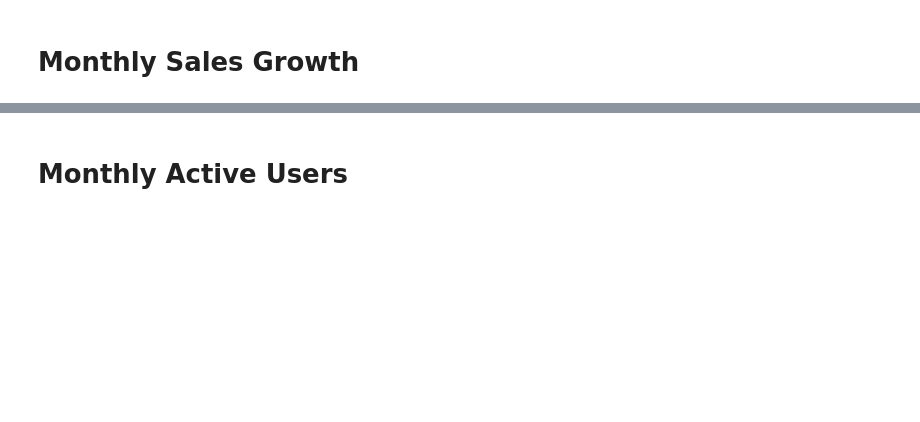
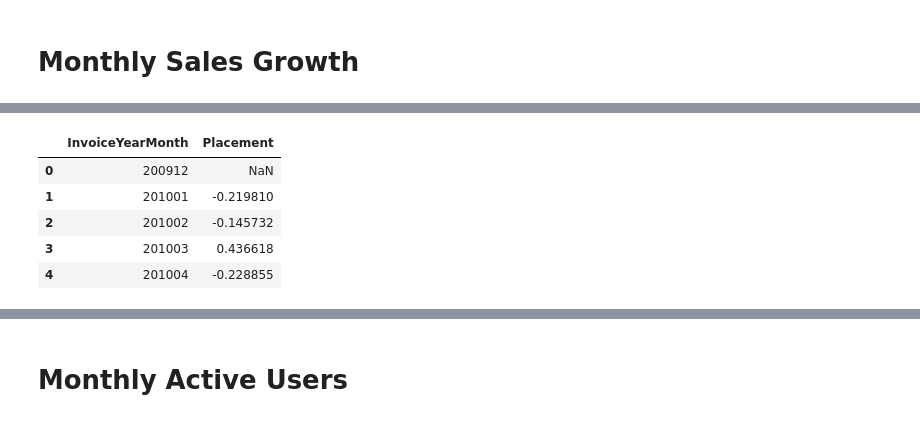
Before and after one commit to jarviscanada/jarvis_data_eng_VishaySingh, a Jupyter notebook: python_data_analytics/python_data_wrangling/retail_data_analytics_wrangling.ipynb, the cells around one changed output, grey strips where cells are left out. Saved outputs shown, nothing was run; the diff lists cells and outputs as text; code cells hidden in the pictures; blank space fills up the shorter version.

```diff
--- a/python_data_analytics/python_data_wrangling/retail_data_analytics_wrangling.ipynb
+++ b/python_data_analytics/python_data_wrangling/retail_data_analytics_wrangling.ipynb
@@ -276,3 +294,14 @@ df.plot(x='InvoiceYearMonth', y=['Placement', 'Cancellation'], kind='bar', figsi
 ![](https://i.imgur.com/J3btp8j.jpg)
 
 ---
+# %%
+diff_df = df
+diff_df['Placement'] = df['Placement'].pct_change()
+diff_df.head()
+# %% [output]
+|  | InvoiceYearMonth | Placement |
+| 0 | 200912 | NaN |
+| 1 | 201001 | -0.219810 |
+| 2 | 201002 | -0.145732 |
+| 3 | 201003 | 0.436618 |
+| 4 | 201004 | -0.228855 |
```
Also changed, not shown: parts of 4 cells of this notebook, 3 other files.
